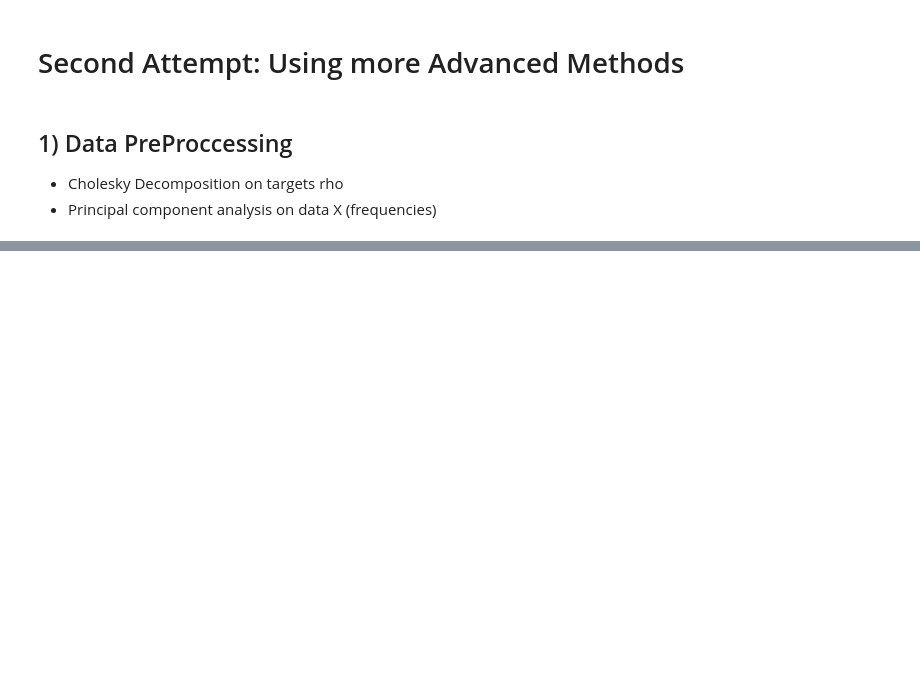
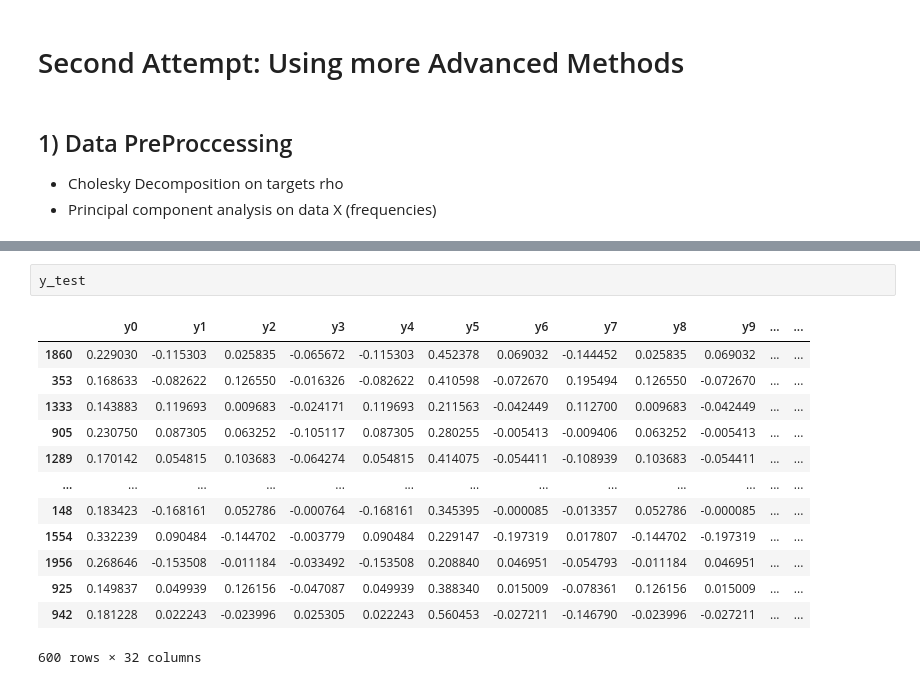
Before and after one commit to SteveG365/Quantum-State-Tomography, a Jupyter notebook: notebooks/NN_QST.ipynb, the cells around one changed output, grey strips where cells are left out. Cells and saved outputs as stored; diff of their text form; blank space fills up the shorter version.

```diff
--- a/notebooks/NN_QST.ipynb
+++ b/notebooks/NN_QST.ipynb
@@ -142,0 +275,16 @@ R^2: : 0.43025660514831543
+# %%
+y_test
+# %% [output]
+|  | y0 | y1 | y2 | y3 | y4 | y5 | y6 | y7 | y8 | y9 | ... | ... |
+| 1860 | 0.229030 | -0.115303 | 0.025835 | -0.065672 | -0.115303 | 0.452378 | 0.069032 | -0.144452 | 0.025835 | 0.069032 | ... | ... |
+| 353 | 0.168633 | -0.082622 | 0.126550 | -0.016326 | -0.082622 | 0.410598 | -0.072670 | 0.195494 | 0.126550 | -0.072670 | ... | ... |
+| 1333 | 0.143883 | 0.119693 | 0.009683 | -0.024171 | 0.119693 | 0.211563 | -0.042449 | 0.112700 | 0.009683 | -0.042449 | ... | ... |
+| 905 | 0.230750 | 0.087305 | 0.063252 | -0.105117 | 0.087305 | 0.280255 | -0.005413 | -0.009406 | 0.063252 | -0.005413 | ... | ... |
+| 1289 | 0.170142 | 0.054815 | 0.103683 | -0.064274 | 0.054815 | 0.414075 | -0.054411 | -0.108939 | 0.103683 | -0.054411 | ... | ... |
+| ... | ... | ... | ... | ... | ... | ... | ... | ... | ... | ... | ... | ... |
+| 148 | 0.183423 | -0.168161 | 0.052786 | -0.000764 | -0.168161 | 0.345395 | -0.000085 | -0.013357 | 0.052786 | -0.000085 | ... | ... |
+| 1554 | 0.332239 | 0.090484 | -0.144702 | -0.003779 | 0.090484 | 0.229147 | -0.197319 | 0.017807 | -0.144702 | -0.197319 | ... | ... |
+| 1956 | 0.268646 | -0.153508 | -0.011184 | -0.033492 | -0.153508 | 0.208840 | 0.046951 | -0.054793 | -0.011184 | 0.046951 | ... | ... |
+| 925 | 0.149837 | 0.049939 | 0.126156 | -0.047087 | 0.049939 | 0.388340 | 0.015009 | -0.078361 | 0.126156 | 0.015009 | ... | ... |
+| 942 | 0.181228 | 0.022243 | -0.023996 | 0.025305 | 0.022243 | 0.560453 | -0.027211 | -0.146790 | -0.023996 | -0.027211 | ... | ... |
+600 rows × 32 columns
```
Also changed, not shown: parts of 8 cells of this notebook, 2 other files.
